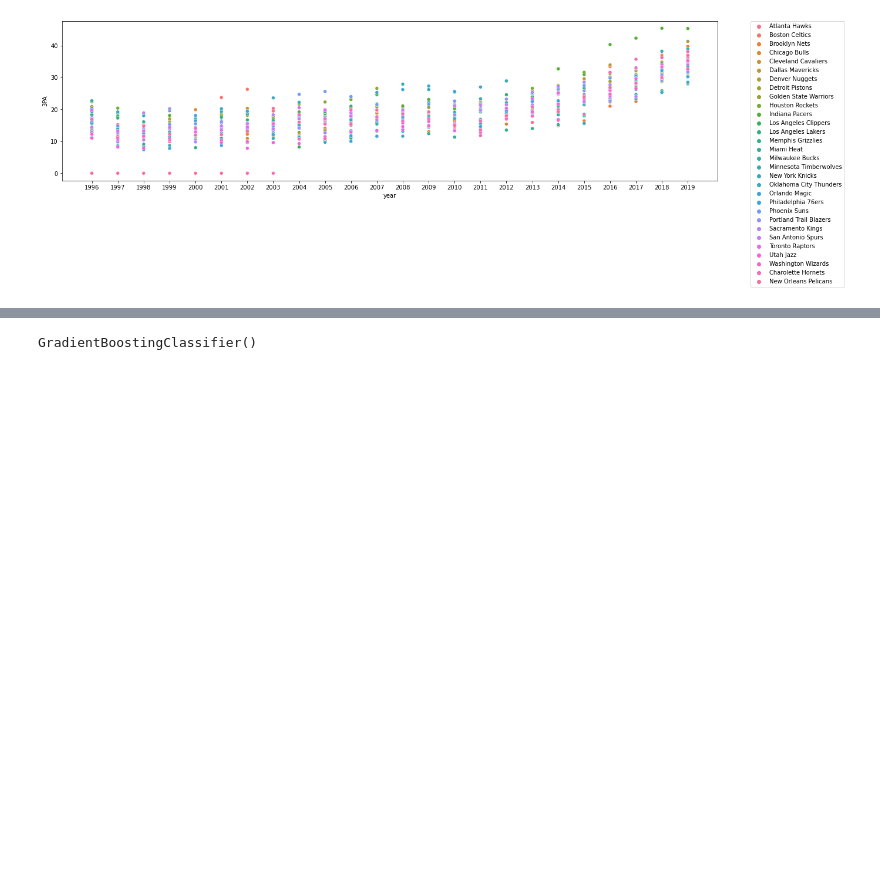
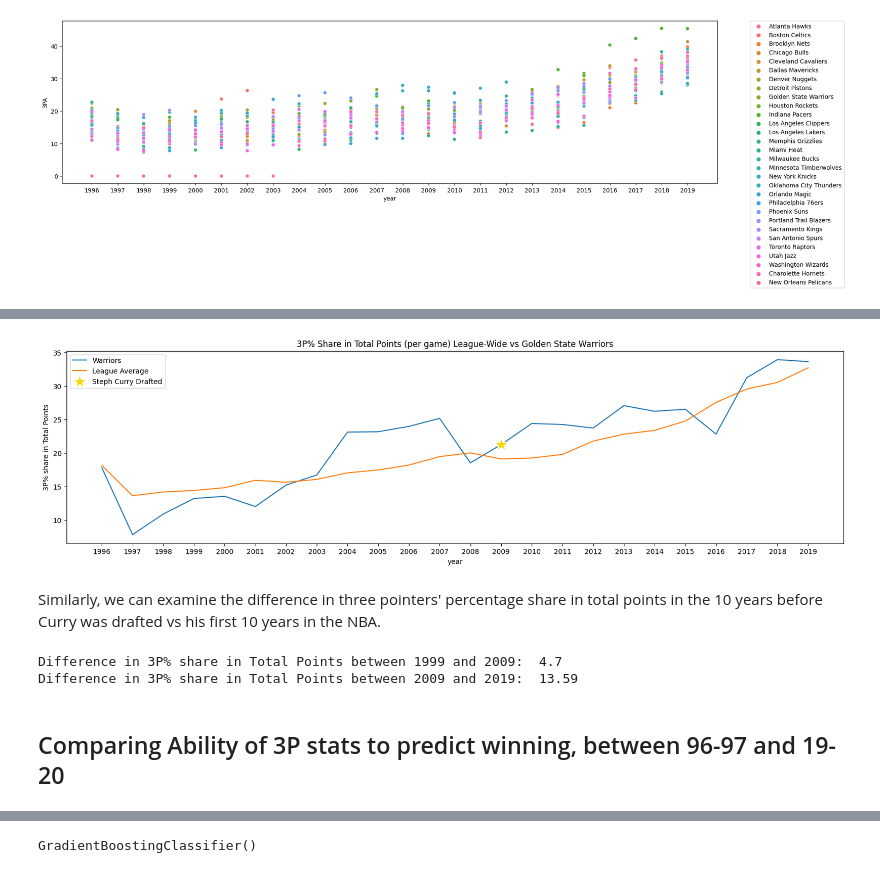
Before and after one commit to jack-wheeler/groupProject333, a Jupyter notebook: edaNotebook.ipynb, the cells around one changed output, grey strips where cells are left out. Cells and saved outputs as stored; diff of their text form; code cells hidden in the pictures; blank space fills up the shorter version.

```diff
--- a/edaNotebook.ipynb
+++ b/edaNotebook.ipynb
@@ -60,3 +70,22 @@ plt.show()
+# %%
+fig, ax = plt.subplots(figsize=(20, 5))
+sns.lineplot(data=warriors, x="year", y="3P% share in Total Points", label="Warriors", ax =ax)
+sns.lineplot(data=league_average, x="year", y="3P% share in Total Points", label="League Average", ax =ax)
+sns.scatterplot(data=warriors.loc[warriors['year'] == '2009'], x="year", y="3P% share in Total Points", color="gold", s=500, marker="*", zorder=500, label="Steph Curry Drafted")
+plt.title('3P% Share in Total Points (per game) League-Wide vs Golden State Warriors')
+plt.show()
+# %% [output]
+[figure, added]
+# %% [markdown]
+Similarly, we can examine the difference in three pointers' percentage share in total points in the 10 years before Curry was drafted vs his first 10 years in the NBA.
+# %%
+print('Difference in 3P% share in Total Points between 1999 and 2009: ', round(league_average.loc['2009']['3P% share in Total Points'] - league_average.loc['1999']['3P% share in Total Points'], 2))
+print('Difference in 3P% share in Total Points between 2009 and 2019: ', round(league_average.loc['2019']['3P% share in Total Points'] - league_average.loc['2009']['3P% share in Total Points'], 2))
+# %% [output]
+Difference in 3P% share in Total Points between 1999 and 2009:  4.7
+Difference in 3P% share in Total Points between 2009 and 2019:  13.59
+# %% [markdown]
+## Comparing Ability of 3P stats to predict winning, between 96-97 and 19-20
 # %%
 team_ids = [1610612752, 1610612739, 1610612741, 1610612737, 1610612764,
             1610612747, 1610612745, 1610612758, 1610612756, 1610612755,
```
Also changed, not shown: parts of 10 cells of this notebook.
